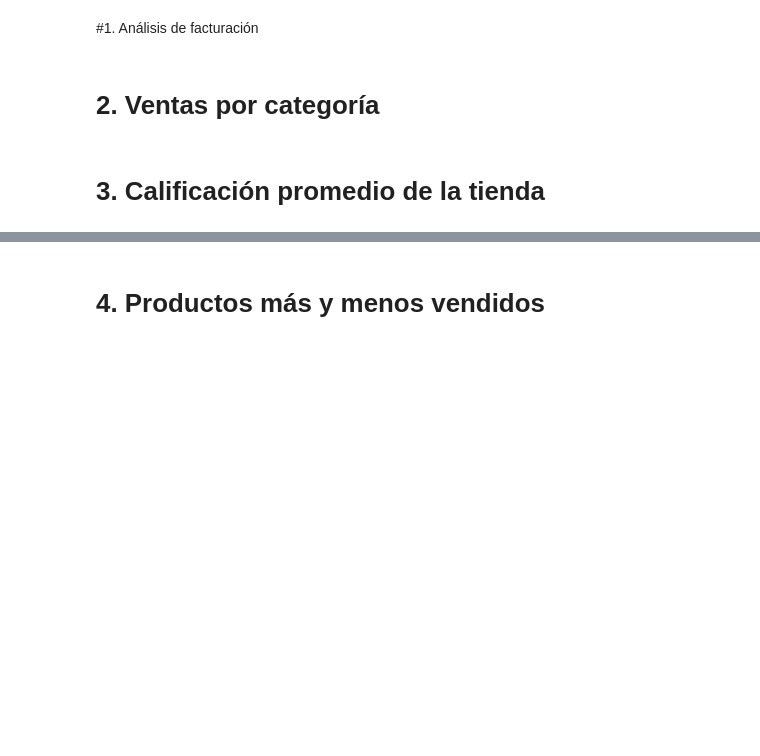
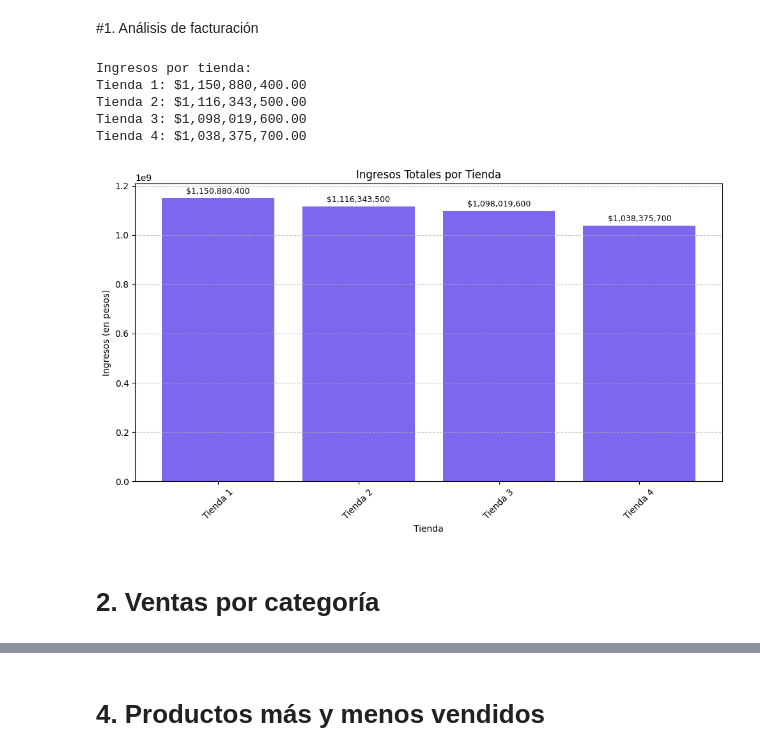
Before and after one commit to mafloan/alurastorelatam, a Jupyter notebook: AluraStoreLatam.ipynb, the cells around one changed output, grey strips where cells are left out. Saved outputs shown, nothing was run; the diff lists cells and outputs as text; code cells hidden in the pictures; blank space fills up the shorter version.

```diff
--- a/AluraStoreLatam.ipynb
+++ b/AluraStoreLatam.ipynb
@@ -25,7 +25,69 @@ tienda.head()
 | 4 | Silla de oficina | Muebles | 335200.0 | 20200.0 | 07/11/2020 | Maria Alfonso | Medellín | ... |
 # %% [markdown]
 #1. Análisis de facturación
+# %%
+import pandas as pd
+
+url1 = "https://raw.githubusercontent.com/alura-es-cursos/challenge1-data-science-latam/main/base-de-datos-challenge1-latam/tienda_1%20.csv"
+url2 = "https://raw.githubusercontent.com/alura-es-cursos/challenge1-data-science-latam/main/base-de-datos-challenge1-latam/tienda_2.csv"
+url3 = "https://raw.githubusercontent.com/alura-es-cursos/challenge1-data-science-latam/main/base-de-datos-challenge1-latam/tienda_3.csv"
+url4 = "https://raw.githubusercontent.com/alura-es-cursos/challenge1-data-science-latam/main/base-de-datos-challenge1-latam/tienda_4.csv"
+
+tienda1 = pd.read_csv(url1)
+tienda2 = pd.read_csv(url2)
+tienda3 = pd.read_csv(url3)
+tienda4 = pd.read_csv(url4)
+
+tienda1["tienda"] = "Tienda 1"
+tienda2["tienda"] = "Tienda 2"
+tienda3["tienda"] = "Tienda 3"
+tienda4["tienda"] = "Tienda 4"
+
+
+df_unificado = pd.concat([tienda1, tienda2, tienda3, tienda4], ignore_index=True)
+
+df_unificado.head()
+tiendas = ["Tienda 1", "Tienda 2", "Tienda 3", "Tienda 4"]
+ingresos_totales = []
+
+for tienda in tiendas:
+    ingresos = df_unificado[df_unificado["tienda"] == tienda]["Precio"].sum()
+    ingresos_totales.append(ingresos)
+
+
+ingresos_por_tienda = list(zip(tiendas, ingresos_totales))
+
+print("Ingresos por tienda:")
+for tienda, ingreso in ingresos_por_tienda:
+    print(f"{tienda}: ${ingreso:,.2f}")
+
+    import matplotlib.pyplot as plt
+
+# Separar los nombres y los valores
+nombres_tiendas = [t[0] for t in ingresos_por_tienda]
+valores_ingresos = [t[1] for t in ingresos_por_tienda]
+
+# Crear el gráfico de barras
+plt.figure(figsize=(10,6))
+plt.bar(nombres_tiendas, valores_ingresos, color='mediumslateblue')
+plt.title("Ingresos Totales por Tienda")
+plt.xlabel("Tienda")
+plt.ylabel("Ingresos (en pesos)")
+plt.xticks(rotation=45)
+plt.grid(axis='y', linestyle='--', alpha=0.7)
+
+# Agregar etiquetas de valores arriba de cada barra
+for i, valor in enumerate(valores_ingresos):
+    plt.text(i, valor + 10000000, f"${valor:,.0f}", ha='center', va='bottom', fontsize=9)
+
+plt.tight_layout()
+plt.show()
+# %% [output]
+Ingresos por tienda:
+Tienda 1: $1,150,880,400.00
+Tienda 2: $1,116,343,500.00
+Tienda 3: $1,098,019,600.00
+Tienda 4: $1,038,375,700.00
+[figure, added]
 # %% [markdown]
 # 2. Ventas por categoría
-# %% [markdown]
-# 3. Calificación promedio de la tienda
```
Also changed, not shown: parts of 14 cells of this notebook.
